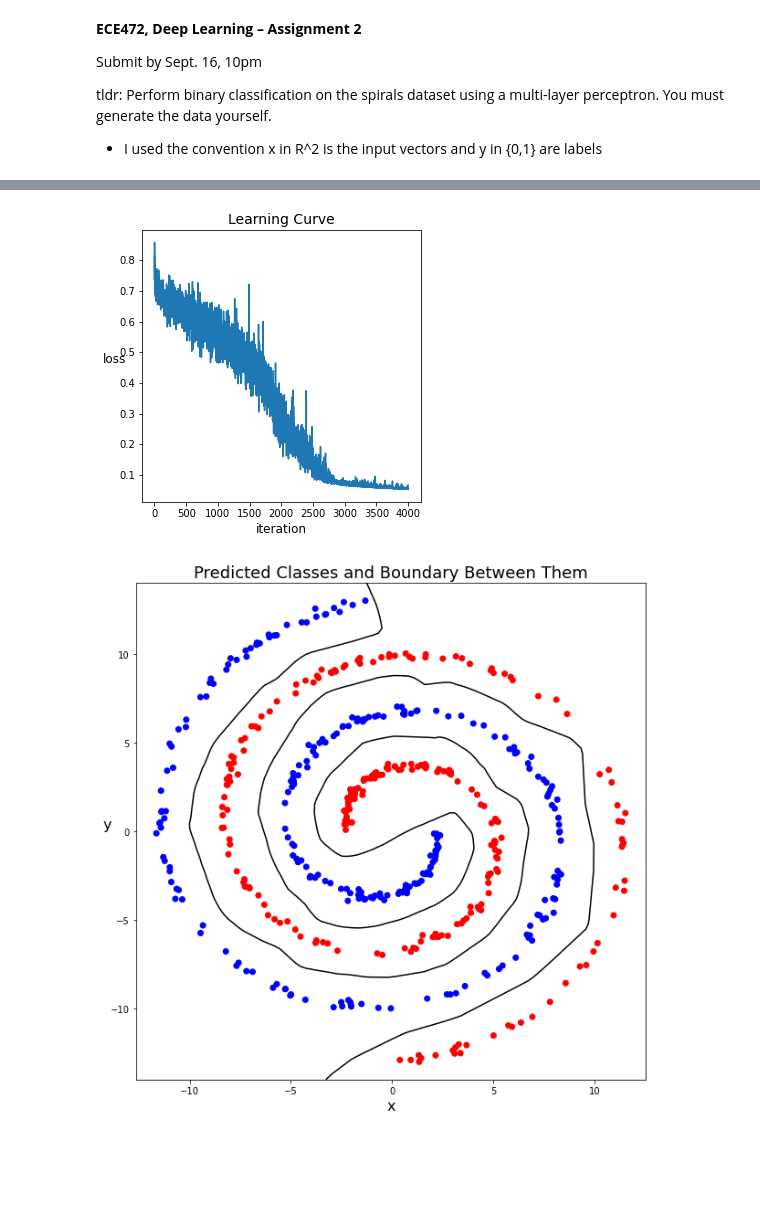
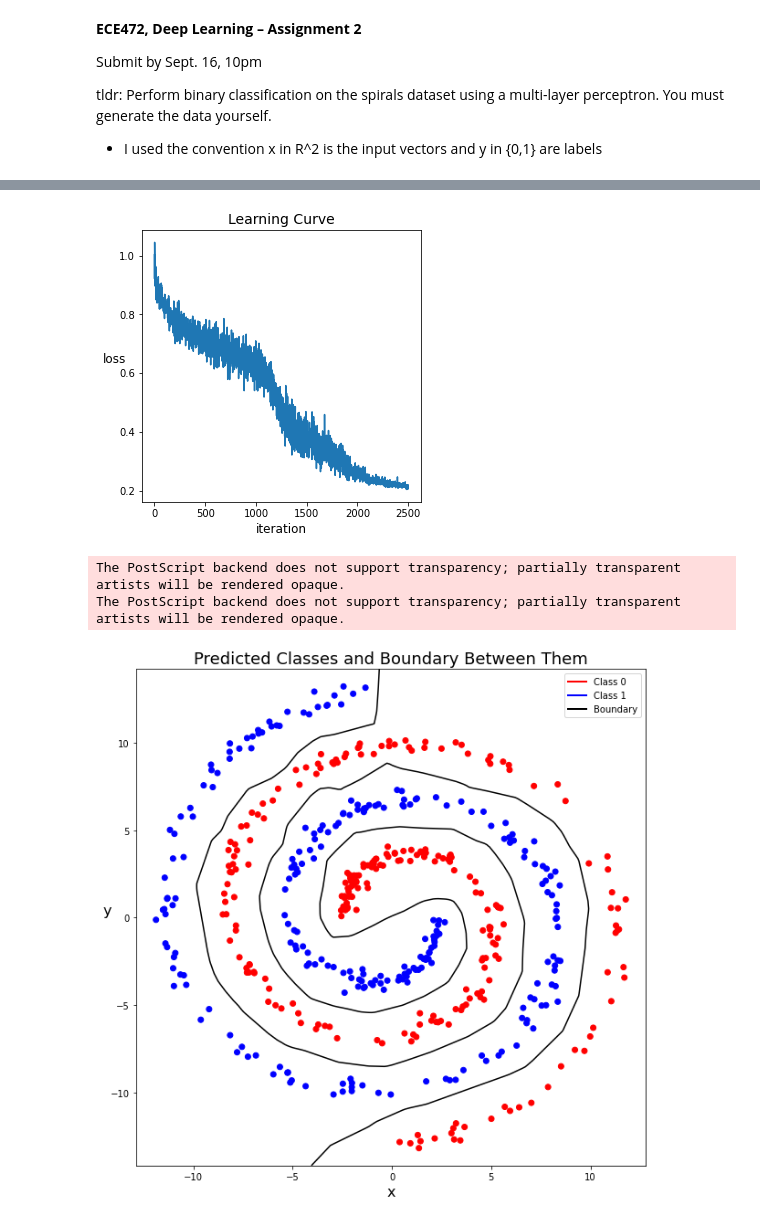
Before and after one commit to yuvalofek/Deep-Learning, a Jupyter notebook: DeepLearningAssignment2.ipynb, the cells around one changed output, grey strips where cells are left out. Cells and saved outputs as stored; diff of their text form; code cells hidden in the pictures; blank space fills up the shorter version.

Commit message:
Fixed optimizer mistake, updated parameters

```diff
--- a/DeepLearningAssignment2.ipynb
+++ b/DeepLearningAssignment2.ipynb
@@ -21,20 +21,20 @@ import matplotlib
 BATCH_SIZE = 64
 #data parameters
 N = 250
-noise_sd = 0.15
+noise_sd = 0.3
 offset = 2
 seed = 4
 theta_range1 = (np.pi/2, 4*np.pi)
 theta_range2 = (3*np.pi/2, 5*np.pi)
 
 #model parameters:
-num_steps = 4_000
+num_steps = 2_500
 layer_sizes = [2,32, 16, 8, 8, 1]
-lambd = 0.002
+lambd = 0.01
 colors = ['red','blue']
 
 #Plotting Parameters:
-N_bounds = 100
+N_bounds = 200
 
 class spiral_data:
   def __init__(self, theta_range1, theta_range2,
@@ -137,13 +137,12 @@ class perceptron:
       loss += tf.nn.l2_loss(self.params['W'+str(i)])*self.lambd
     return loss
 
-  def step(self,cache):
+  def step(self,optimizer, cache):
     '''
     A single step - predicting values, getting loss,
     & using the gradients of loss to update the
     parameters with Adam optimizer
     '''
-    optimizer = tf.optimizers.Adam()
     with tf.GradientTape(persistent=True) as tape:
       x,y = d1.get_batch()
       tape.watch(self.params)
@@ -157,7 +156,6 @@ class perceptron:
     #return updated loss cache
     return cache
 
-
 #run experiment
 #generate data
 npr.seed(seed)
@@ -167,8 +165,9 @@ d1 = spiral_data(theta_range1, theta_range2, noise_sd, offset, N)
 p = perceptron(layer_sizes,lambd,seed)
 
 cache = []
+optimizer = tf.optimizers.Adam()
 for i in range(num_steps):
-  cache = p.step(cache)
+  cache = p.step(optimizer, cache)
   #Training printout
   if not((i+1)%100):
     p_train = int((i+1)/num_steps*100)
@@ -191,32 +190,42 @@ plt.xlabel('iteration', fontsize=12)
 h = plt.ylabel('loss', fontsize=12)
 h.set_rotation(0)
 plt.show()
 
 #final prediction plot
 y_hat = p.predict(tf.convert_to_tensor(d1.x, dtype=tf.float32))
 
 #boundary line
 x_coord, y_coord = np.meshgrid(
         np.linspace(np.min(d1.x[:, 0])-1, np.max(d1.x[:, 0])+1, N_bounds),
         np.linspace(np.min(d1.x[:, 1])-1, np.max(d1.x[:, 1])+1, N_bounds),
         )
 z = np.vstack((x_coord.flatten(), y_coord.flatten())).T
 z_out = p.predict( tf.convert_to_tensor(z, dtype=tf.float32)).numpy()
 
 #plotting
 plt.figure
 plt.figure(figsize=(10,10))
 plt.scatter(d1.x[:,0], d1.x[:,1], c=np.round(y_hat.numpy(),0),
             cmap=matplotlib.colors.ListedColormap(colors))
 plt.xlabel('x', fontsize=16)
 h = plt.ylabel('y', fontsize=16)
 h.set_rotation(0)
 plt.title('Predicted Classes and Boundary Between Them', fontsize=18)
 plt.contour(x_coord, y_coord,
             np.squeeze(np.reshape(z_out, x_coord.shape)),
             levels=1, colors="k", )
+from matplotlib.lines import Line2D
+cmap = plt.cm.coolwarm
+custom_lines = [Line2D([0], [0], color='r', lw=2),
+                Line2D([0], [0], color='b', lw=2),
+                Line2D([0], [0], color='k', lw=2)]
+
+plt.legend(custom_lines, ['Class 0', 'Class 1', 'Boundary'])
 plt.savefig('Prediction.eps', format='eps')
+
 plt.show()
 # %% [output]
-[figure, old version]
+[figure, new version]
+The PostScript backend does not support transparency; partially transparent artists will be rendered opaque.
+The PostScript backend does not support transparency; partially transparent artists will be rendered opaque.
-[figure, old version]
+[figure, new version]
```
Also changed, not shown: parts of 1 cell of this notebook.
